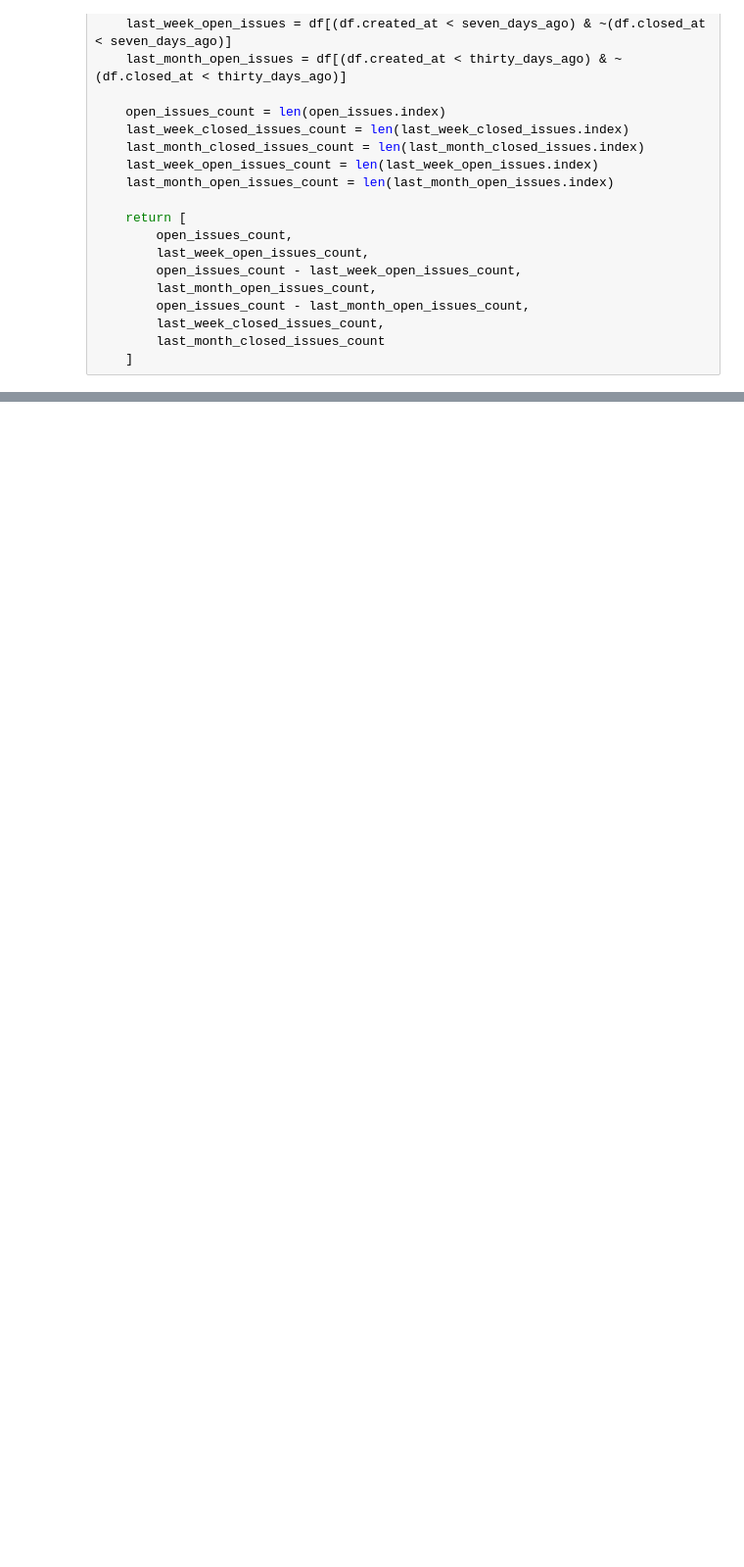
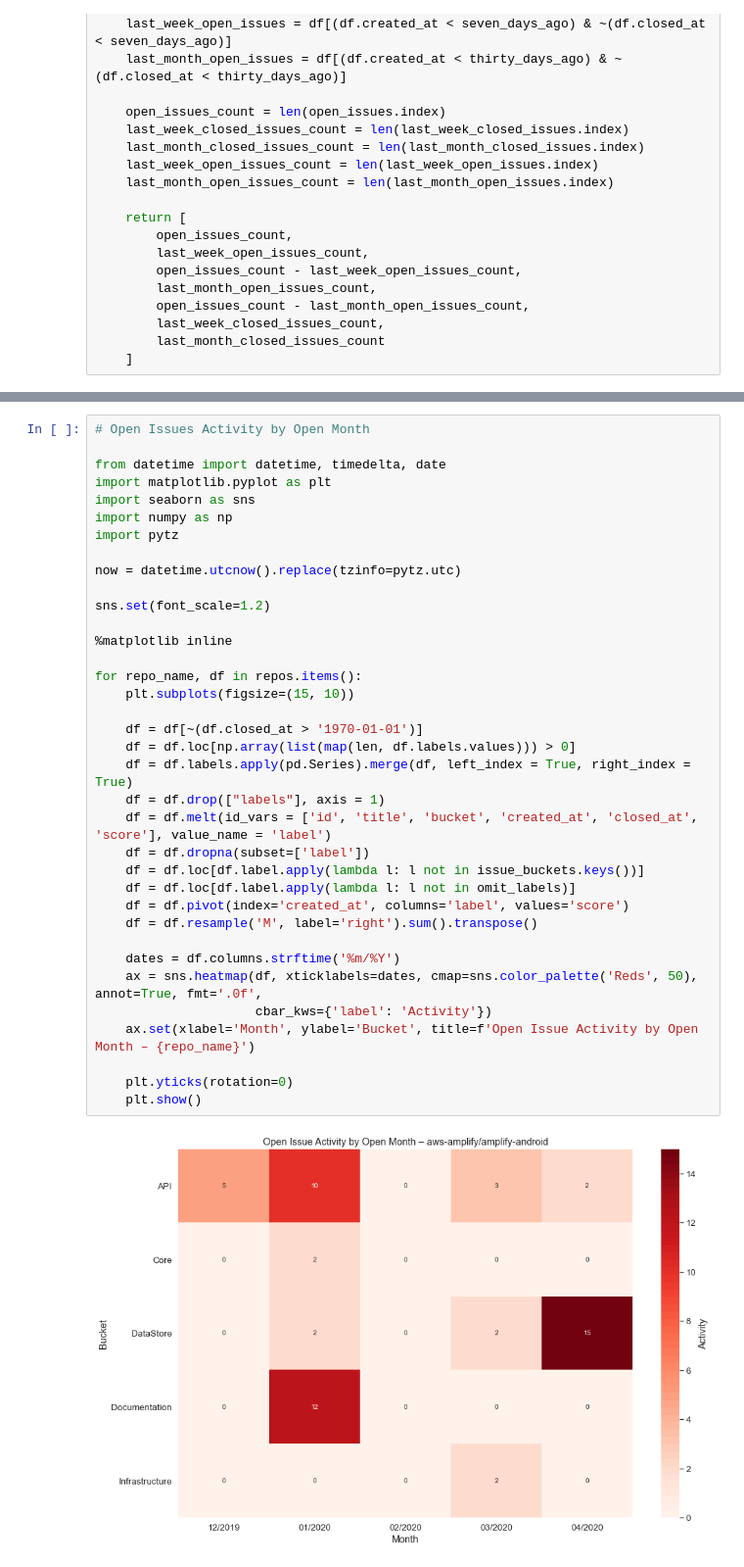
Before and after one commit to jpignata/notebooks, a Jupyter notebook: Weekly Report Workbook.ipynb, the cells around one changed output, grey strips where cells are left out. Shown at 98% size. Cells and saved outputs as stored; diff of their text form; blank space fills up the shorter version.

```diff
--- a/Weekly Report Workbook.ipynb
+++ b/Weekly Report Workbook.ipynb
@@ -448,0 +496,38 @@ for repo_name, df in repos.items():
+# %%
+# Open Issues Activity by Open Month
+
+from datetime import datetime, timedelta, date
+import matplotlib.pyplot as plt
+import seaborn as sns
+import numpy as np
+import pytz
+
+now = datetime.utcnow().replace(tzinfo=pytz.utc)
+
+sns.set(font_scale=1.2)
+
+%matplotlib inline
+
+for repo_name, df in repos.items():
+    plt.subplots(figsize=(15, 10))
+
+    df = df[~(df.closed_at > '1970-01-01')]
+    df = df.loc[np.array(list(map(len, df.labels.values))) > 0]
+    df = df.labels.apply(pd.Series).merge(df, left_index = True, right_index = True)
+    df = df.drop(["labels"], axis = 1)
+    df = df.melt(id_vars = ['id', 'title', 'bucket', 'created_at', 'closed_at', 'score'], value_name = 'label')
+    df = df.dropna(subset=['label'])
+    df = df.loc[df.label.apply(lambda l: l not in issue_buckets.keys())]
+    df = df.loc[df.label.apply(lambda l: l not in omit_labels)]
+    df = df.pivot(index='created_at', columns='label', values='score')
+    df = df.resample('M', label='right').sum().transpose()
+
+    dates = df.columns.strftime('%m/%Y')
+    ax = sns.heatmap(df, xticklabels=dates, cmap=sns.color_palette('Reds', 50), annot=True, fmt='.0f',
+                     cbar_kws={'label': 'Activity'})
+    ax.set(xlabel='Month', ylabel='Bucket', title=f'Open Issue Activity by Open Month – {repo_name}')
+
+    plt.yticks(rotation=0)
+    plt.show()
+# %% [output]
+[figure, added]
```
Also changed, not shown: parts of 7 cells of this notebook, 4 other files.
